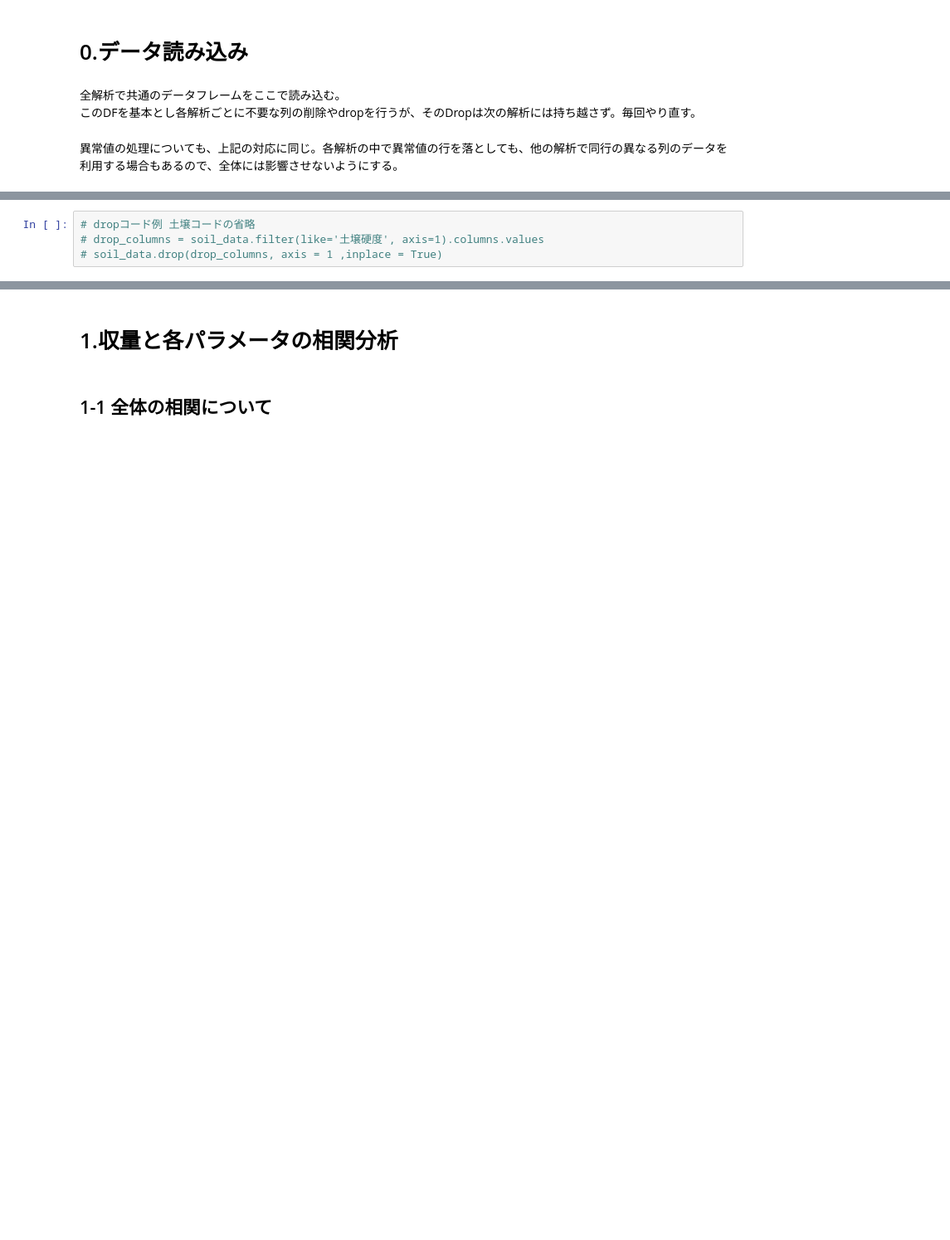
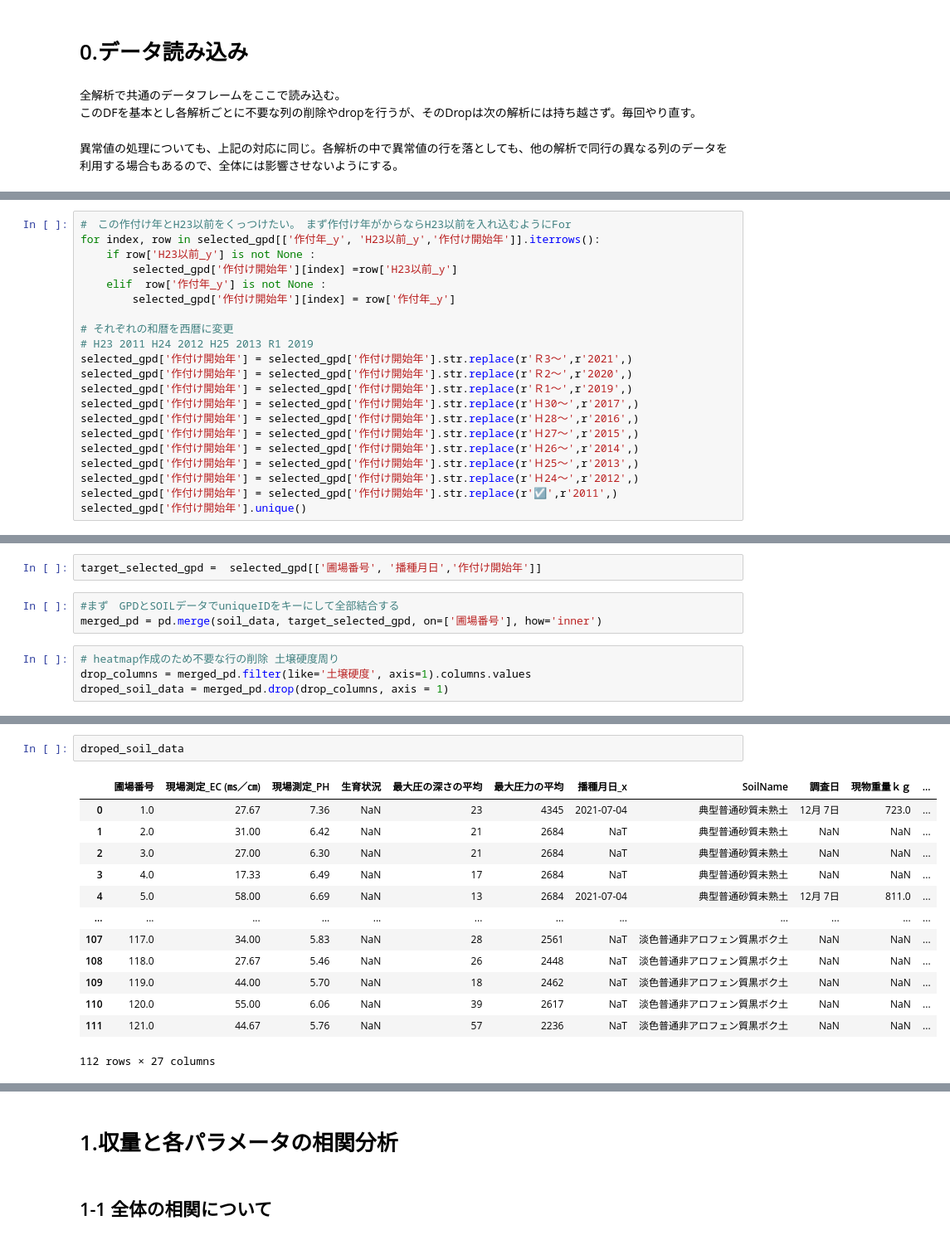
Before and after one commit to sagri-tokyo/akita_daizu, a Jupyter notebook: 0.TNTC_pHEC相関.ipynb, the cells around one changed output, grey strips where cells are left out. Shown at 83% size. Saved outputs shown, nothing was run; the diff lists cells and outputs as text; blank space fills up the shorter version.

```diff
--- a/0.TNTC_pHEC相関.ipynb
+++ b/0.TNTC_pHEC相関.ipynb
@@ -15,0 +27,21 @@ soil_data = pd.read_excel('/workspaces/akita_daizu/data/修正_土壌デー
+# %%
+#　この作付け年とH23以前をくっつけたい。　まず作付け年がからならH23以前を入れ込むようにFor
+for index, row in selected_gpd[['作付年_y', 'H23以前_y','作付け開始年']].iterrows():
+    if row['H23以前_y'] is not None :
+        selected_gpd['作付け開始年'][index] =row['H23以前_y']
+    elif  row['作付年_y'] is not None :
+        selected_gpd['作付け開始年'][index] = row['作付年_y']
+
+# それぞれの和暦を西暦に変更
+# H23 2011 H24 2012 H25 2013 R1 2019
+selected_gpd['作付け開始年'] = selected_gpd['作付け開始年'].str.replace(r'Ｒ3～',r'2021',)
+selected_gpd['作付け開始年'] = selected_gpd['作付け開始年'].str.replace(r'Ｒ2～',r'2020',)
+selected_gpd['作付け開始年'] = selected_gpd['作付け開始年'].str.replace(r'Ｒ1～',r'2019',)
+selected_gpd['作付け開始年'] = selected_gpd['作付け開始年'].str.replace(r'Ｈ30～',r'2017',)
+selected_gpd['作付け開始年'] = selected_gpd['作付け開始年'].str.replace(r'Ｈ28～',r'2016',)
+selected_gpd['作付け開始年'] = selected_gpd['作付け開始年'].str.replace(r'Ｈ27～',r'2015',)
+selected_gpd['作付け開始年'] = selected_gpd['作付け開始年'].str.replace(r'Ｈ26～',r'2014',)
+selected_gpd['作付け開始年'] = selected_gpd['作付け開始年'].str.replace(r'Ｈ25～',r'2013',)
+selected_gpd['作付け開始年'] = selected_gpd['作付け開始年'].str.replace(r'Ｈ24～',r'2012',)
+selected_gpd['作付け開始年'] = selected_gpd['作付け開始年'].str.replace(r'☑',r'2011',)
+selected_gpd['作付け開始年'].unique()
@@ -16,4 +68,9 @@ soil_data = pd.read_excel('/workspaces/akita_daizu/data/修正_土壌デー
+# %%
+target_selected_gpd =  selected_gpd[['圃場番号', '播種月日','作付け開始年']]
+# %%
+#まず　GPDとSOILデータでuniqueIDをキーにして全部結合する
+merged_pd = pd.merge(soil_data, target_selected_gpd, on=['圃場番号'], how='inner')
 # %%
-# dropコード例 土壌コードの省略
-# drop_columns = soil_data.filter(like='土壌硬度', axis=1).columns.values
-# soil_data.drop(drop_columns, axis = 1 ,inplace = True)
+# heatmap作成のため不要な行の削除 土壌硬度周り
+drop_columns = merged_pd.filter(like='土壌硬度', axis=1).columns.values
+droped_soil_data = merged_pd.drop(drop_columns, axis = 1)
@@ -19,0 +87,16 @@ soil_data = pd.read_excel('/workspaces/akita_daizu/data/修正_土壌デー
+# %%
+droped_soil_data
+# %% [output]
+|  | 圃場番号 | 現場測定_EC (㎳／㎝) | 現場測定_PH | 生育状況 | 最大圧の深さの平均 | 最大圧力の平均 | 播種月日_x | SoilName | 調査日 | 現物重量ｋｇ | ... |
+| 0 | 1.0 | 27.67 | 7.36 | NaN | 23 | 4345 | 2021-07-04 | 典型普通砂質未熟土 | 12月 7日 | 723.0 | ... |
+| 1 | 2.0 | 31.00 | 6.42 | NaN | 21 | 2684 | NaT | 典型普通砂質未熟土 | NaN | NaN | ... |
+| 2 | 3.0 | 27.00 | 6.30 | NaN | 21 | 2684 | NaT | 典型普通砂質未熟土 | NaN | NaN | ... |
+| 3 | 4.0 | 17.33 | 6.49 | NaN | 17 | 2684 | NaT | 典型普通砂質未熟土 | NaN | NaN | ... |
+| 4 | 5.0 | 58.00 | 6.69 | NaN | 13 | 2684 | 2021-07-04 | 典型普通砂質未熟土 | 12月 7日 | 811.0 | ... |
+| ... | ... | ... | ... | ... | ... | ... | ... | ... | ... | ... | ... |
+| 107 | 117.0 | 34.00 | 5.83 | NaN | 28 | 2561 | NaT | 淡色普通非アロフェン質黒ボク土 | NaN | NaN | ... |
+| 108 | 118.0 | 27.67 | 5.46 | NaN | 26 | 2448 | NaT | 淡色普通非アロフェン質黒ボク土 | NaN | NaN | ... |
+| 109 | 119.0 | 44.00 | 5.70 | NaN | 18 | 2462 | NaT | 淡色普通非アロフェン質黒ボク土 | NaN | NaN | ... |
+| 110 | 120.0 | 55.00 | 6.06 | NaN | 39 | 2617 | NaT | 淡色普通非アロフェン質黒ボク土 | NaN | NaN | ... |
+| 111 | 121.0 | 44.67 | 5.76 | NaN | 57 | 2236 | NaT | 淡色普通非アロフェン質黒ボク土 | NaN | NaN | ... |
+112 rows × 27 columns
```
Also changed, not shown: parts of 48 cells of this notebook, 15 other files.
